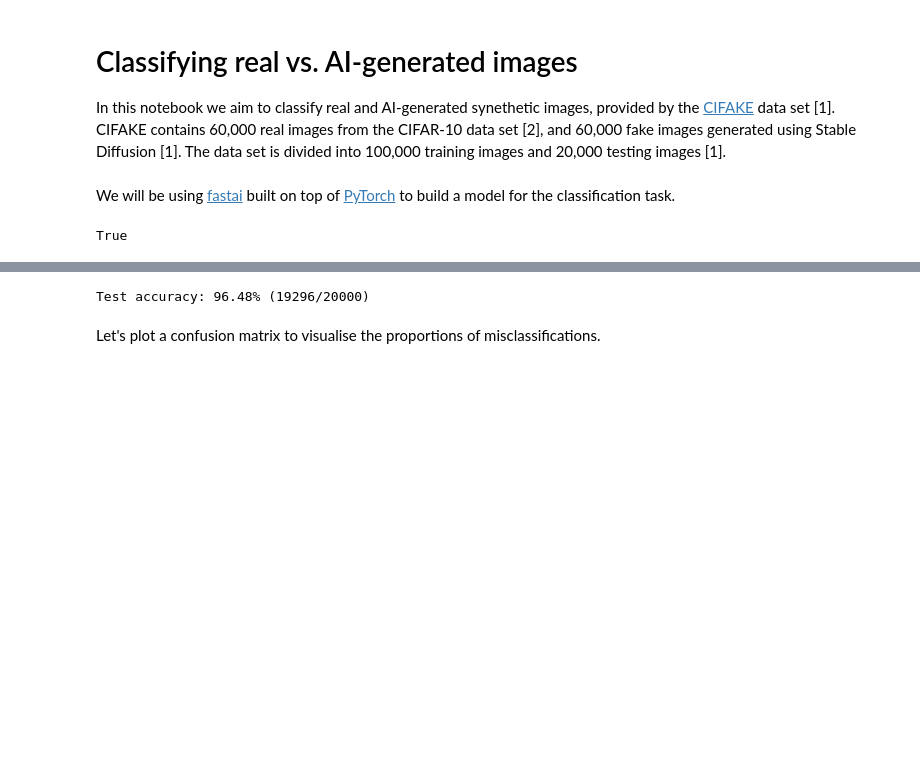
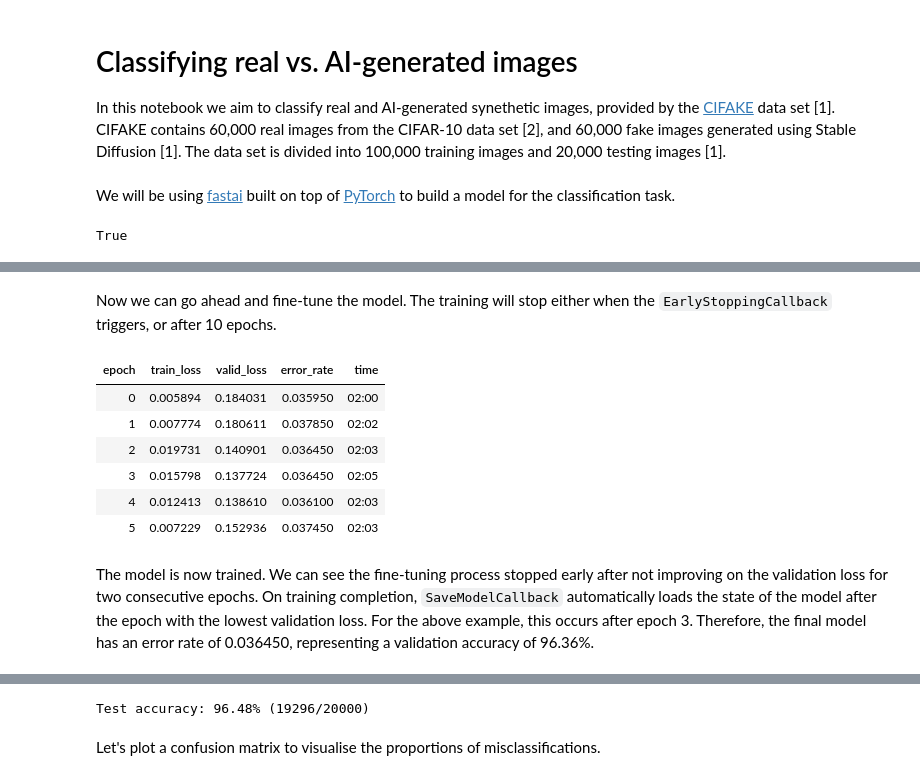
Before and after one commit to deren-teo/elec4630, a Jupyter notebook: a3/src/q3_real_vs_fake.ipynb, the cells around one changed output, grey strips where cells are left out. Saved outputs shown, nothing was run; the diff lists cells and outputs as text; code cells hidden in the pictures; blank space fills up the shorter version.

```diff
--- a/a3/src/q3_real_vs_fake.ipynb
+++ b/a3/src/q3_real_vs_fake.ipynb
@@ -87,0 +99,2 @@ Path('models/resnet34-cifake-3epoch.pth')
+# %%
+learn_resnet18 = vision_learner(dls, resnet18, metrics=error_rate)
@@ -87,0 +105,19 @@ Path('models/resnet34-cifake-3epoch.pth')
+# %%
+callbacks = [
+    EarlyStoppingCallback(monitor='valid_loss', patience=2),
+    SaveModelCallback(monitor='valid_loss', fname='resnet18-cifake-opt')
+]
+# %% [markdown]
+Now we can go ahead and fine-tune the model. The training will stop either when the `EarlyStoppingCallback` triggers, or after 10 epochs.
+# %%
+learn_resnet18.fine_tune(10, cbs=callbacks)
+# %% [output]
+| epoch | train_loss | valid_loss | error_rate | time |
+| 0 | 0.005894 | 0.184031 | 0.035950 | 02:00 |
+| 1 | 0.007774 | 0.180611 | 0.037850 | 02:02 |
+| 2 | 0.019731 | 0.140901 | 0.036450 | 02:03 |
+| 3 | 0.015798 | 0.137724 | 0.036450 | 02:05 |
+| 4 | 0.012413 | 0.138610 | 0.036100 | 02:03 |
+| 5 | 0.007229 | 0.152936 | 0.037450 | 02:03 |
+# %% [markdown]
+The model is now trained. We can see the fine-tuning process stopped early after not improving on the validation loss for two consecutive epochs. On training completion, `SaveModelCallback` automatically loads the state of the model after the epoch with the lowest validation loss. For the above example, this occurs after epoch 3. Therefore, the final model has an error rate of 0.036450, representing a validation accuracy of 96.36%.
```
Also changed, not shown: parts of 29 cells of this notebook.
